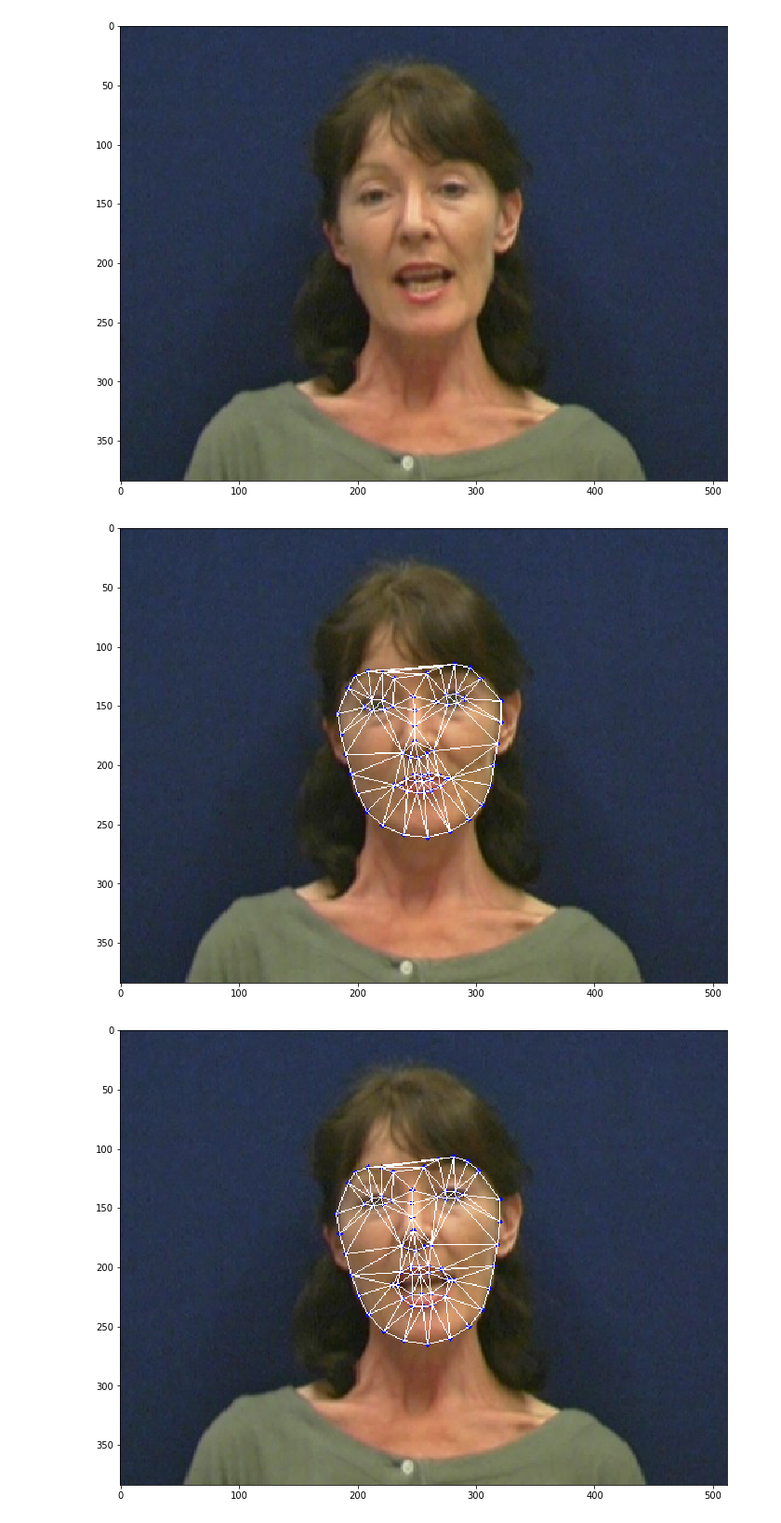
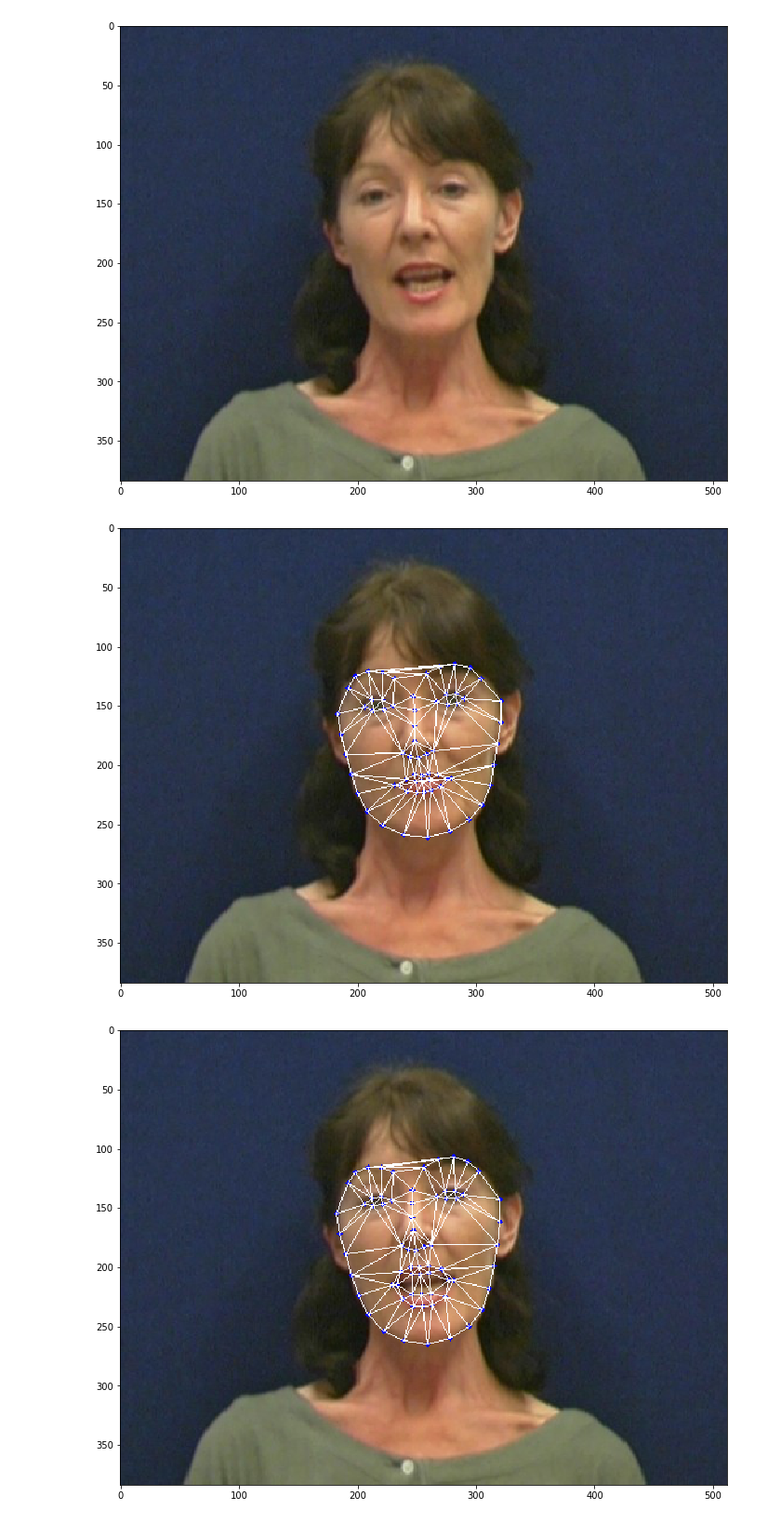
Before and after one commit to chukidadiz/AAM.py, a Jupyter notebook: AAM.ipynb, the cells around one changed output. Shown at 93% size. Saved outputs shown, nothing was run; the diff lists cells and outputs as text; code cells hidden in the pictures.

```diff
--- a/AAM.ipynb
+++ b/AAM.ipynb
@@ -75,11 +68,35 @@ def triangulation(path):
 
     return tri
-# %%
-close_mouth_mesh = triangulation(CLOSE_MOUTH_PATH)
-open_mouth_mesh = triangulation(OPEN_MOUTH_PATH)
-# %% [output]
-[figure, removed]
-[figure, removed]
+# %%
+def display_mesh(path, mesh):
+    raw_data = get_landmarks(path+"_sol")
+    points = []
+    for i in range(len(raw_data)//2):
+        points.append((int(raw_data[2*i]), int(raw_data[2*i+1])))
+
+    img = cv2.imread(path)
+
+    for p in points :
+        cv2.circle(img, p, 2, (255,0,0), -1)
+
+    for t in mesh:
+        p1, p2, p3 = t
+        pt1 = points[p1]
+        pt2 = points[p2]
+        pt3 = points[p3]
+        cv2.line(img, pt1, pt2, (255, 255, 255))
+        cv2.line(img, pt2, pt3, (255, 255, 255))
+        cv2.line(img, pt3, pt1, (255, 255, 255))
+    plt.figure(figsize=(12, 9))
+    plt.imshow(cv2.cvtColor(img, cv2.COLOR_BGR2RGB))
+    plt.show()
+# %%
+standard_mesh = triangulation(OPEN_MOUTH_PATH)
+display_mesh(CLOSE_MOUTH_PATH, standard_mesh)
+display_mesh(OPEN_MOUTH_PATH, standard_mesh)
+# %% [output]
+[figure, added]
+[figure, added]
 # %%
 def loadRGBA(path):
     img = cv2.imread(path, -1)
```
Also changed, not shown: parts of 1 cell of this notebook.
